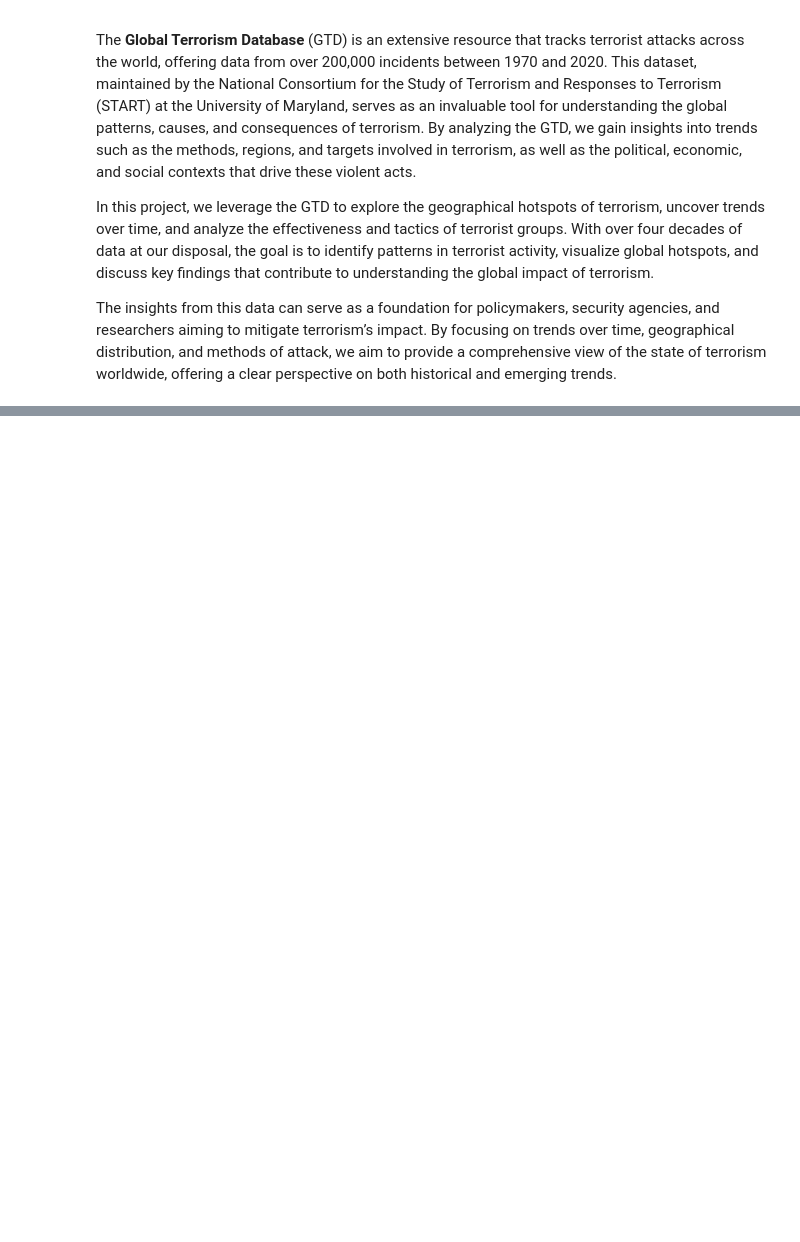
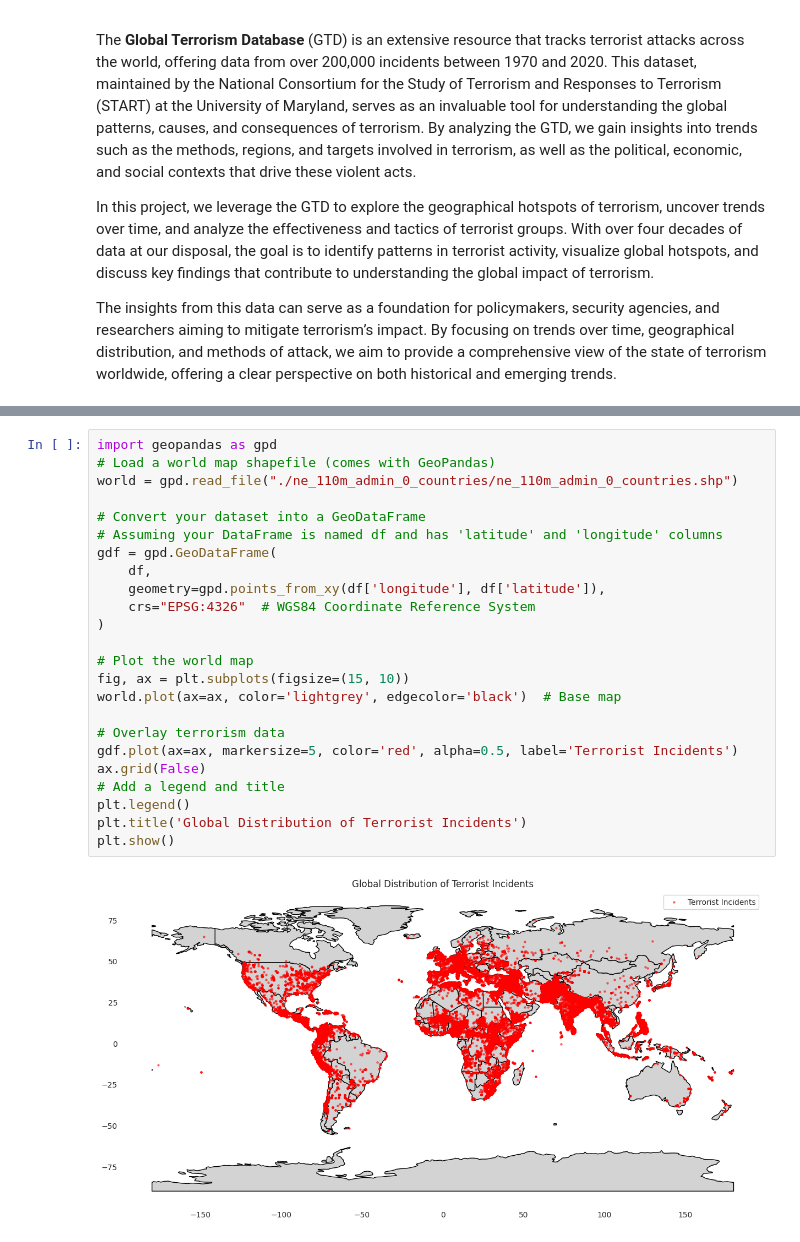
Before and after one commit to 0xShun/Exoloratory-Data-Analysis-on-Terrorism-hotspots-in-the-philippines, a Jupyter notebook: analysis.ipynb, the cells around one changed output, grey strips where cells are left out. Drawn from its saved outputs; the diff is of its cells as text; blank space fills up the shorter version.

```diff
--- a/analysis.ipynb
+++ b/analysis.ipynb
@@ -43,0 +144,26 @@ df[df['iyear'] == 2017]
+# %%
+import geopandas as gpd
+# Load a world map shapefile (comes with GeoPandas)
+world = gpd.read_file("./ne_110m_admin_0_countries/ne_110m_admin_0_countries.shp")
+
+# Convert your dataset into a GeoDataFrame
+# Assuming your DataFrame is named df and has 'latitude' and 'longitude' columns
+gdf = gpd.GeoDataFrame(
+    df,
+    geometry=gpd.points_from_xy(df['longitude'], df['latitude']),
+    crs="EPSG:4326"  # WGS84 Coordinate Reference System
+)
+
+# Plot the world map
+fig, ax = plt.subplots(figsize=(15, 10))
+world.plot(ax=ax, color='lightgrey', edgecolor='black')  # Base map
+
+# Overlay terrorism data
+gdf.plot(ax=ax, markersize=5, color='red', alpha=0.5, label='Terrorist Incidents')
+ax.grid(False)
+# Add a legend and title
+plt.legend()
+plt.title('Global Distribution of Terrorist Incidents')
+plt.show()
+# %% [output]
+[figure, added]
```
Also changed, not shown: parts of 28 cells of this notebook, 1 other file.
